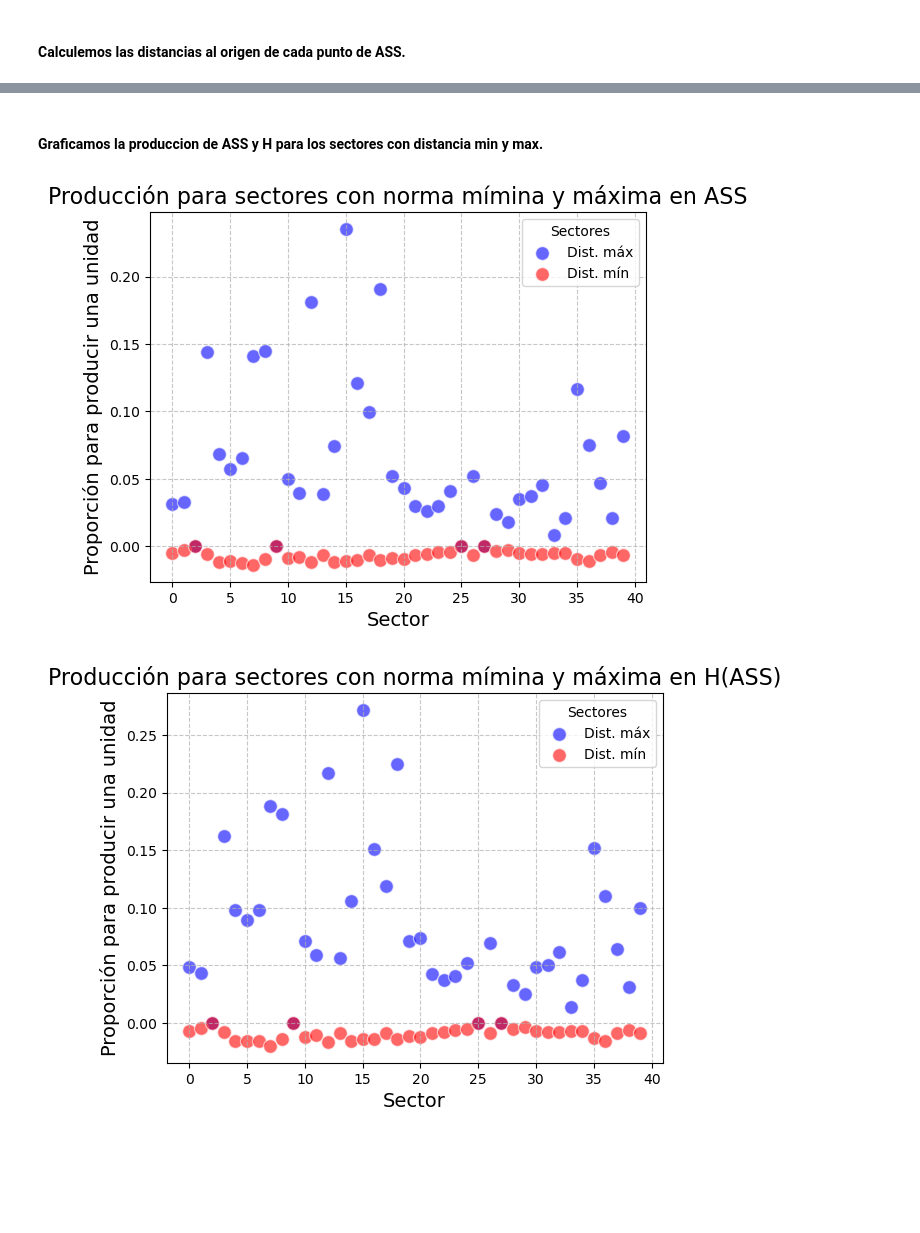
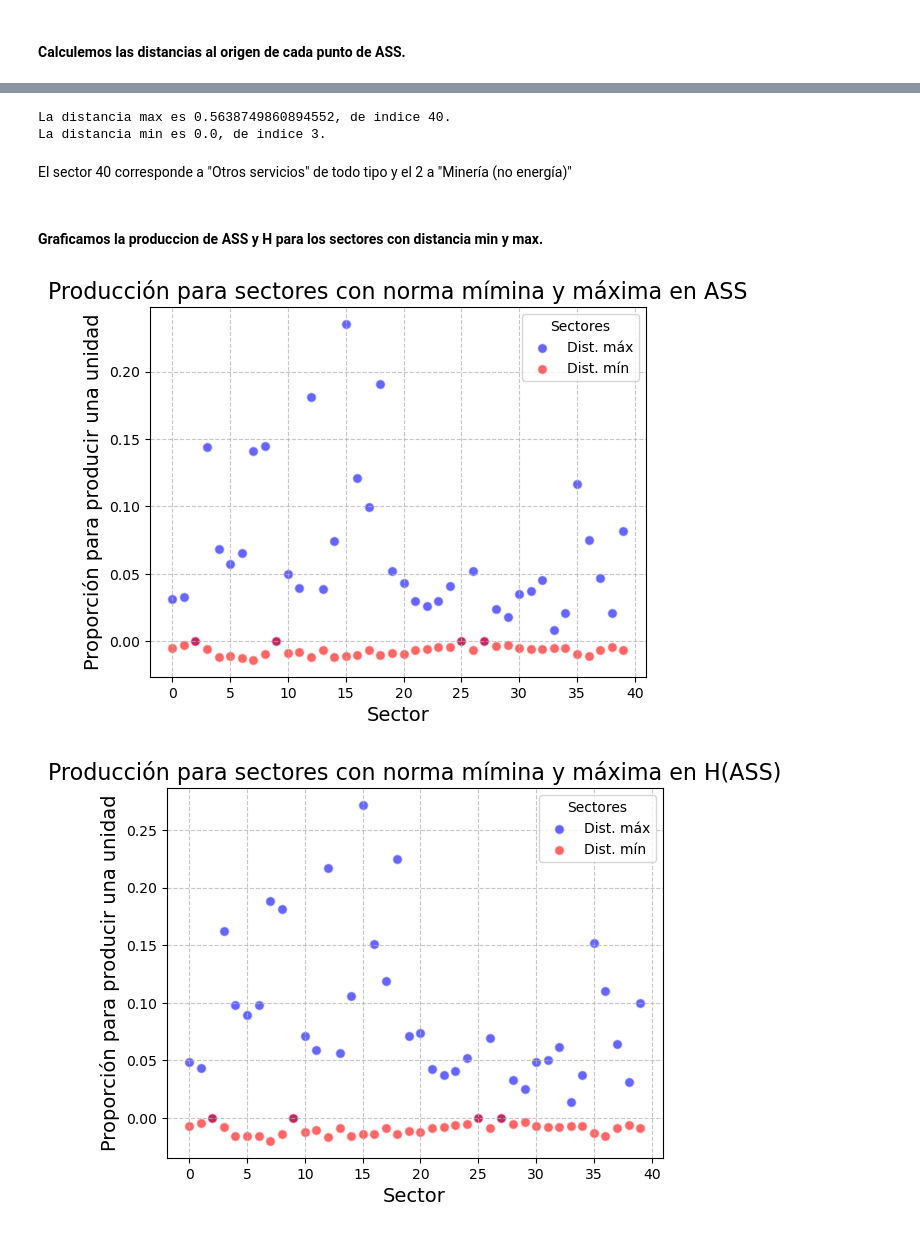
Before and after one commit to SoutoSebastian/TP2-ALC, a Jupyter notebook: TP2/grupo_31_TP2.ipynb, the cells around one changed output, grey strips where cells are left out. Saved outputs shown, nothing was run; the diff lists cells and outputs as text; code cells hidden in the pictures; blank space fills up the shorter version.

```diff
--- a/TP2/grupo_31_TP2.ipynb
+++ b/TP2/grupo_31_TP2.ipynb
@@ -840,3 +857,15 @@ La distancia min es 0.0, de indice 2.
+# %%
+indice_max = np.argmax(distancias_0)
+indice_min = np.argmin(distancias_0)
+
+print(f'La distancia max es {distancias_0[indice_max]}, de indice {indice_max + 1}.')
+
+print(f'La distancia min es {distancias_0[indice_min]}, de indice {indice_min + 1}.')
+# %% [output]
+La distancia max es 0.5638749860894552, de indice 40.
+La distancia min es 0.0, de indice 3.
+# %% [markdown]
+El sector 40 corresponde a "Otros servicios" de todo tipo y el 2 a "Minería (no energía)"
 # %% [markdown]
 #### Graficamos la produccion de ASS y H para los sectores con distancia min y max.
 # %%
@@ -851,19 +880,19 @@ sector_maxH = Hnorm[39]
 # %%
 #Graficamos la fila maxima y minima de A:
 
 
-plt.scatter(range(len(sector_maxASS)),sector_maxASS, c='blue',label='Dist. máx', alpha=0.6, edgecolors='w', s=100)
-plt.scatter(range(len(sector_minASS)),sector_minASS, c='red',label='Dist. mín', alpha=0.6, edgecolors='w', s=100)
+plt.scatter(range(len(sector_maxASS)),sector_maxASS, c='blue',label='Dist. máx', alpha=0.6, edgecolors='w', s=50)
+plt.scatter(range(len(sector_minASS)),sector_minASS, c='red',label='Dist. mín', alpha=0.6, edgecolors='w', s=50)
 
 plt.title('Producción para sectores con norma mímina y máxima en ASS', fontsize=16)
 plt.xlabel('Sector', fontsize=14)
 plt.ylabel('Proporción para producir una unidad', fontsize=14)
 
 plt.grid(True, linestyle='--', alpha=0.7)
 plt.legend(title='Sectores')
 plt.show()
 # %% [output]
-[figure, old version]
+[figure, new version]
 # %%
 #Ahora para H:
 
```
Also changed, not shown: parts of 17 cells of this notebook.
